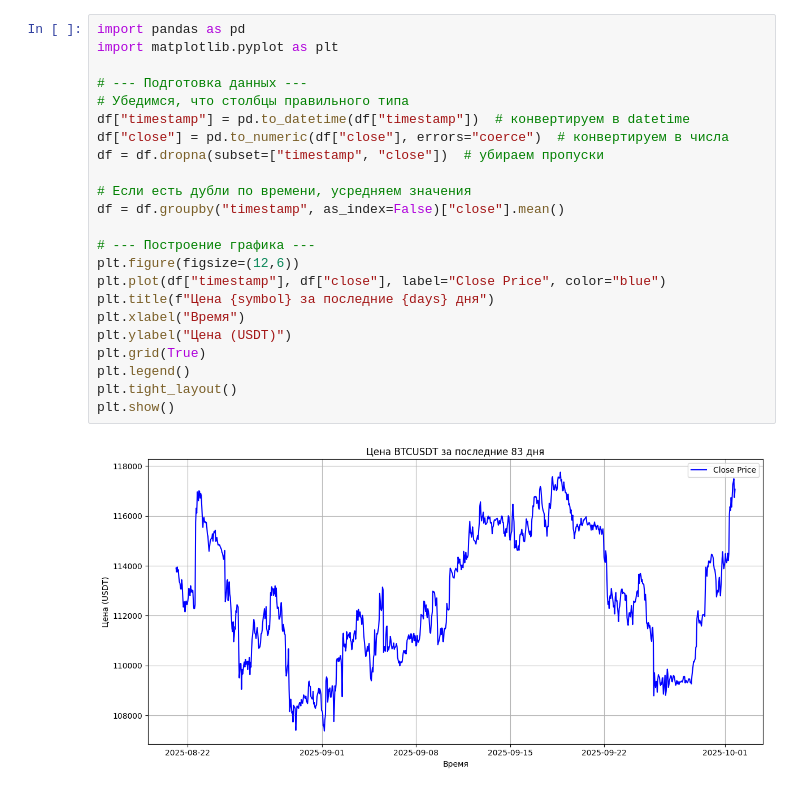
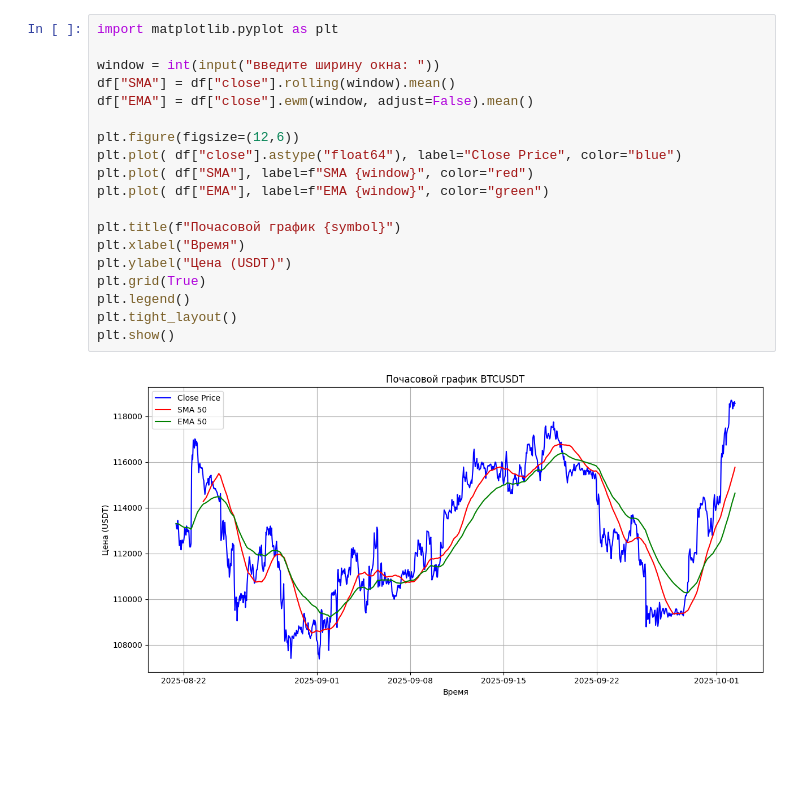
Before and after one commit to sookolls/Project, a Jupyter notebook: Untitled-1.ipynb, the cells around one changed output. Cells and saved outputs as stored; diff of their text form; blank space fills up the shorter version.

Commit message:
сделан график

```diff
--- a/Untitled-1.ipynb
+++ b/Untitled-1.ipynb
@@ -90,25 +98,21 @@ print(df.tail())
-# %%
-import pandas as pd
-import matplotlib.pyplot as plt
-
-# --- Подготовка данных ---
-# Убедимся, что столбцы правильного типа
-df["timestamp"] = pd.to_datetime(df["timestamp"])  # конвертируем в datetime
-df["close"] = pd.to_numeric(df["close"], errors="coerce")  # конвертируем в числа
-df = df.dropna(subset=["timestamp", "close"])  # убираем пропуски
-
-# Если есть дубли по времени, усредняем значения
-df = df.groupby("timestamp", as_index=False)["close"].mean()
-
-# --- Построение графика ---
-plt.figure(figsize=(12,6))
-plt.plot(df["timestamp"], df["close"], label="Close Price", color="blue")
-plt.title(f"Цена {symbol} за последние {days} дня")
-plt.xlabel("Время")
-plt.ylabel("Цена (USDT)")
-plt.grid(True)
-plt.legend()
-plt.tight_layout()
-plt.show()
-# %% [output]
-[figure, removed]
+# %%
+import matplotlib.pyplot as plt
+
+window = int(input("введите ширину окна: "))
+df["SMA"] = df["close"].rolling(window).mean()
+df["EMA"] = df["close"].ewm(window, adjust=False).mean()
+
+plt.figure(figsize=(12,6))
+plt.plot( df["close"].astype("float64"), label="Close Price", color="blue")
+plt.plot( df["SMA"], label=f"SMA {window}", color="red")
+plt.plot( df["EMA"], label=f"EMA {window}", color="green")
+
+plt.title(f"Почасовой график {symbol}")
+plt.xlabel("Время")
+plt.ylabel("Цена (USDT)")
+plt.grid(True)
+plt.legend()
+plt.tight_layout()
+plt.show()
+# %% [output]
+[figure, added]
```
Also changed, not shown: parts of 1 cell of this notebook, 1 other file.
